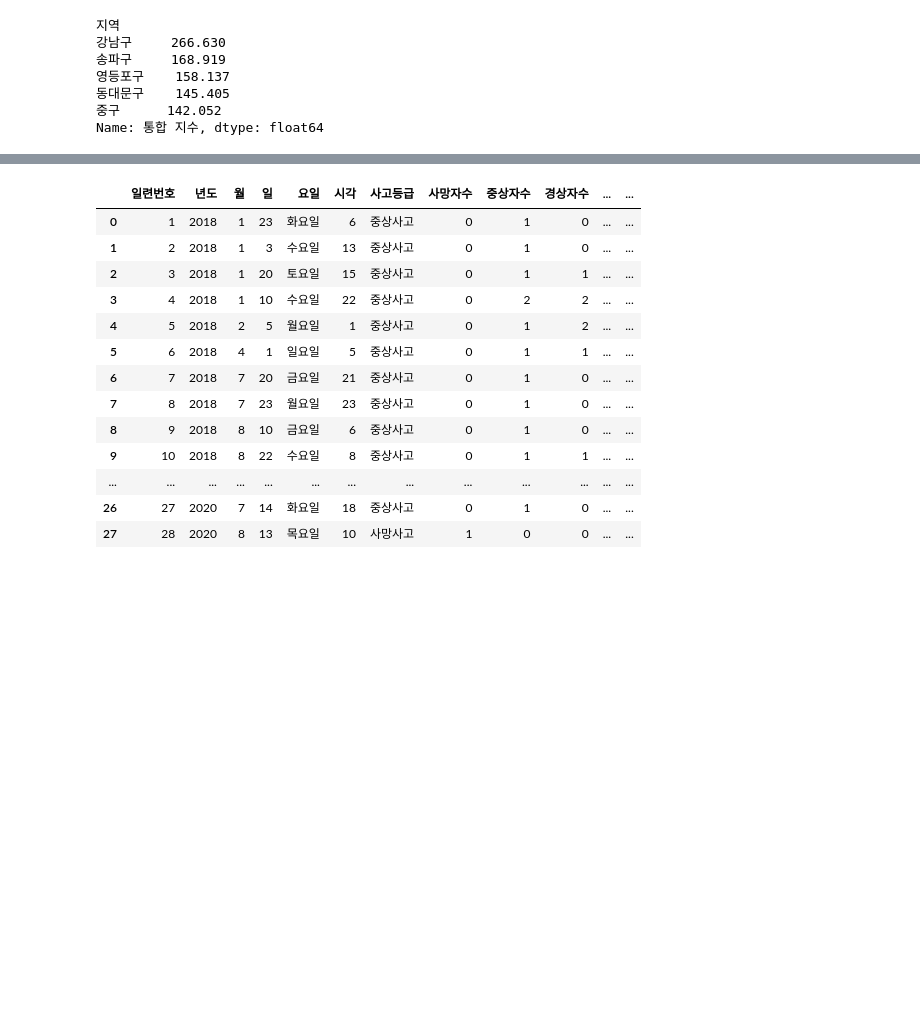
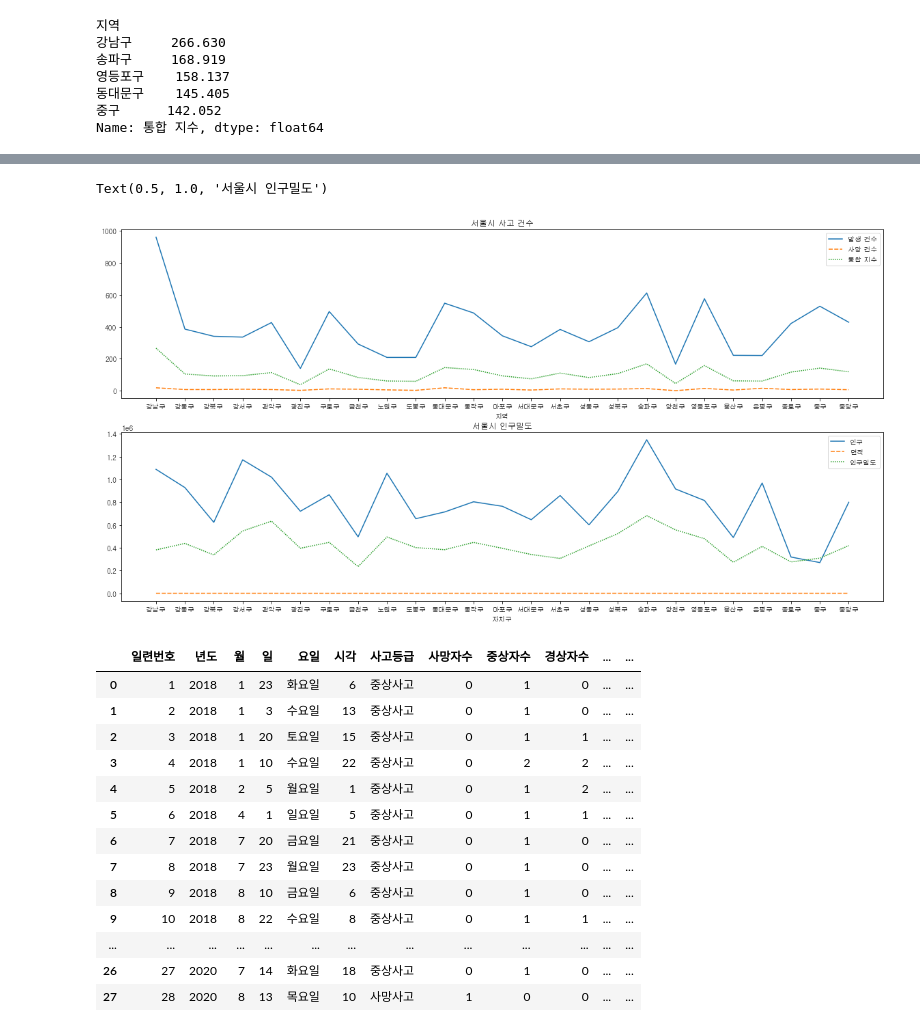
Before and after one commit to JJungEEun/TAnumber_prediction, a Jupyter notebook: 사고누적지점.ipynb, the cells around one changed output, grey strips where cells are left out. Cells and saved outputs as stored; diff of their text form; code cells hidden in the pictures; blank space fills up the shorter version.

```diff
--- a/사고누적지점.ipynb
+++ b/사고누적지점.ipynb
@@ -96,0 +85,3 @@ dfff
+# %%
+Seoul_pop = pd.read_csv('data\서울시 인구밀도(2020).csv', encoding = 'UTF8')
+Seoul_pop.head()
@@ -96,0 +95,4 @@ dfff
+# %%
+pop = pd.pivot_table(Seoul_pop, index=['자치구'], aggfunc=np.sum)
+pop = pop.reindex(columns=['인구', '면적', '인구밀도'])
+pop.head()
@@ -97,3 +107,14 @@ dfff
+# %%
+fig,(ax1,ax2)= plt.subplots(nrows=2)
+fig.set_size_inches(20, 10)
+
+sns.lineplot(data=acc_loc, ax=ax1)
+ax1.set_title('서울시 사고 건수')
+sns.lineplot(data=pop, ax=ax2)
+ax2.set_title('서울시 인구밀도')
+# %% [output]
+Text(0.5, 1.0, '서울시 인구밀도')
+[figure, added]
 # %%
 영등포로타리 = pd.read_csv('data\사고누적지점\영등포로타리(영등포2치안센터).csv',encoding='UTF8')
 # %%
```
Also changed, not shown: parts of 25 cells of this notebook, 1 other file.
